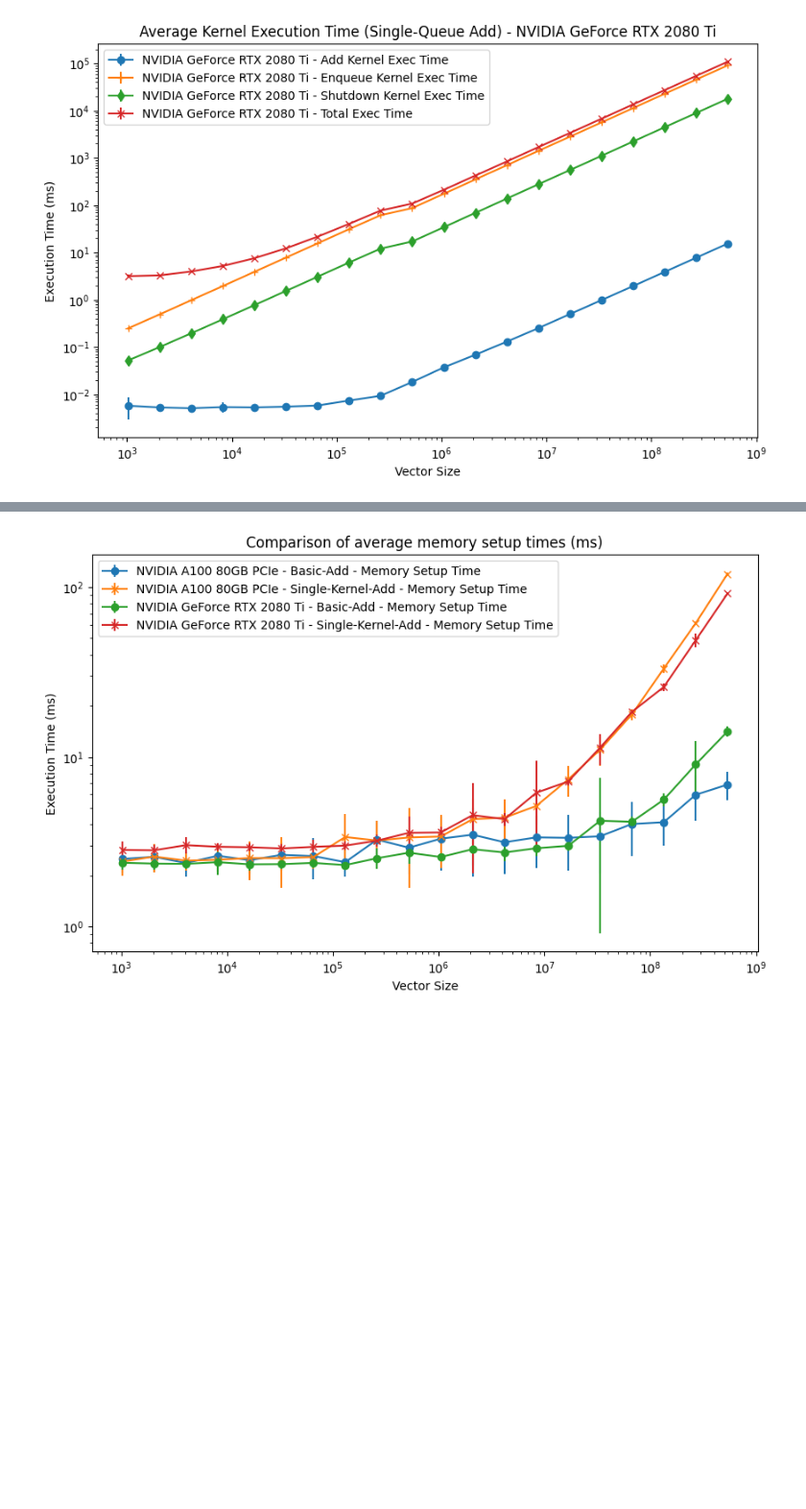
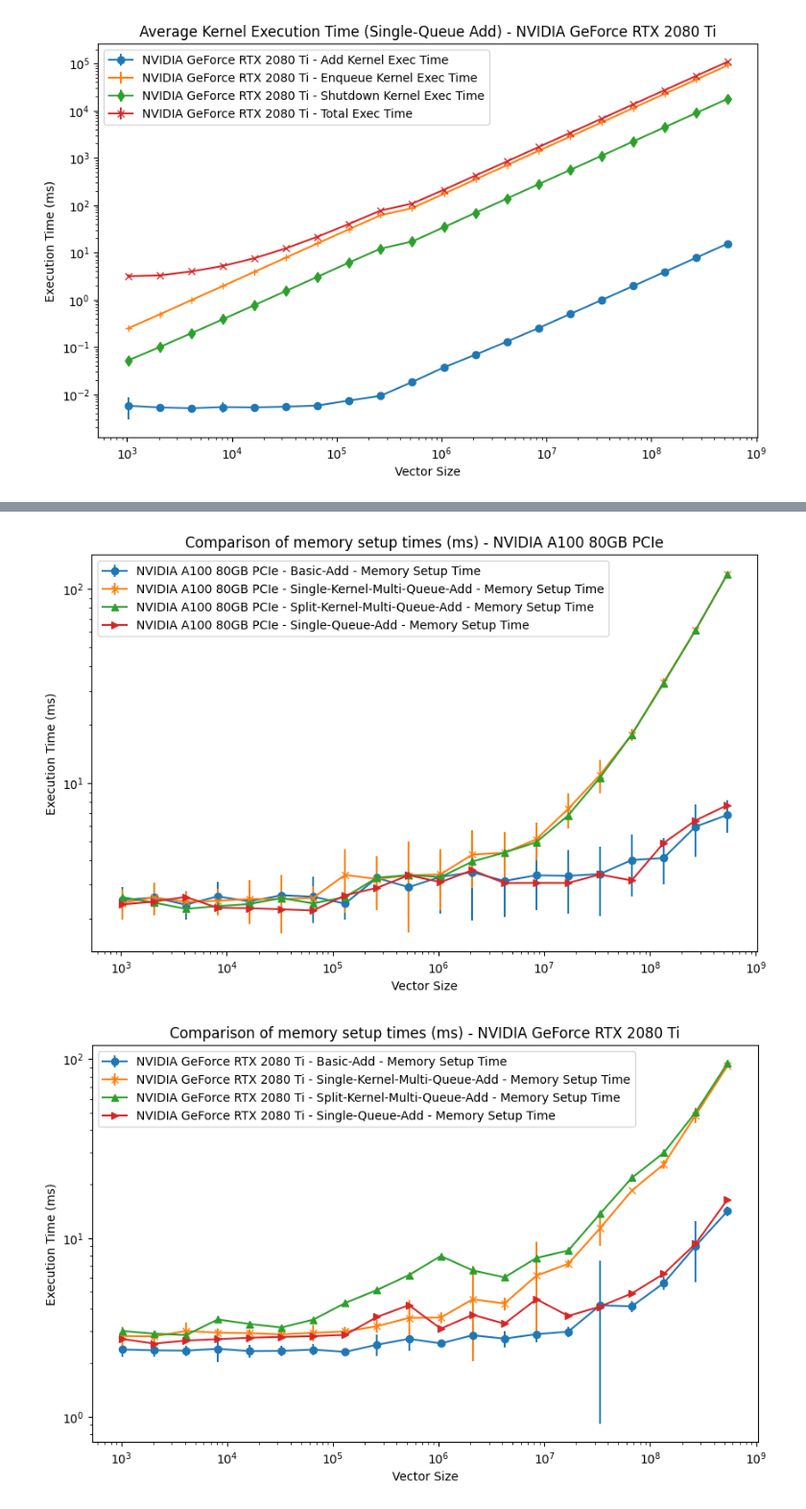
Before and after one commit to MichaelBo1/Fine-Grained-Parallelism-SYCL, a Jupyter notebook: sycl-port/vector-add/timing_analysis.ipynb, the cells around one changed output, grey strips where cells are left out. Shown at 96% size. Cells and saved outputs as stored; diff of their text form; code cells hidden in the pictures; blank space fills up the shorter version.

```diff
--- a/sycl-port/vector-add/timing_analysis.ipynb
+++ b/sycl-port/vector-add/timing_analysis.ipynb
@@ -157,29 +278,42 @@ plt.show()
 # %%
-# Comparison
-fig, ax = plt.subplots(figsize=(10, 6))
+# ==========================
+# COMPARISON -- MEMORY SETUP
+# ==========================
 
-ax.set_xscale("log")
-ax.set_yscale("log")
-# Iterate over each device type
 for device in dp_grouped['Device'].unique():
+    fig, ax = plt.subplots(figsize=(10, 6))
+    ax.set_xscale("log")
+    ax.set_yscale("log")
+
     dp_dev = dp_grouped[dp_grouped['Device'] == device]
     ax.errorbar(dp_dev[dp_dev['Event'] == 'Memory Setup Time']['VectorSize'],
                  dp_dev[dp_dev['Event'] == 'Memory Setup Time']['mean'],
                  yerr=dp_dev[dp_dev['Event'] == 'Memory Setup Time']['std'],
                  label=f"{device} - Basic-Add - Memory Setup Time", fmt='-o')
 
     sk_dev = sk_grouped[(sk_grouped["Device"] == device) & (sk_grouped["WorkGroupSize"] == 32)]
     ax.errorbar(sk_dev[sk_dev['Event'] == 'Memory Setup Time']['VectorSize'],
                     sk_dev[sk_dev['Event'] == 'Memory Setup Time']['mean'],
                     yerr=sk_dev[sk_dev['Event'] == 'Memory Setup Time']['std'],
-                    label=f"{device} - Single-Kernel-Add - Memory Setup Time", fmt='-x')
-# Set labels and title
-ax.set_xlabel('Vector Size')
-ax.set_ylabel('Execution Time (ms)')
-ax.set_title('Comparison of average memory setup times (ms)')
-ax.legend()
+                    label=f"{device} - Single-Kernel-Multi-Queue-Add - Memory Setup Time", fmt='-x')
 
-# Show plot
-plt.show()
+    split_dev = split_final[(split_final["Device"] == device) & (split_final["WorkGroupSize"] == 32)]
+    ax.errorbar(split_dev['VectorSize'],
+                    split_dev["Memory Setup Time"],
+                    label=f"{device} - Split-Kernel-Multi-Queue-Add - Memory Setup Time", fmt='-^')
+
+    oneq_dev = oneq_final[oneq_final["Device"] == device]
+    ax.errorbar(oneq_dev['VectorSize'],
+                oneq_dev["Memory Setup Time"],
+                label=f"{device} - Single-Queue-Add - Memory Setup Time", fmt='->')
+
+    ax.set_xlabel('Vector Size')
+    ax.set_ylabel('Execution Time (ms)')
+    ax.set_title(f'Comparison of memory setup times (ms) - {device}')
+    ax.legend()
+
+    # Show plot
+    plt.show()
 # %% [output]
-[figure, old version]
+[figure, new version]
+[figure, added]
```
Also changed, not shown: parts of 9 cells of this notebook, 16 other files.
